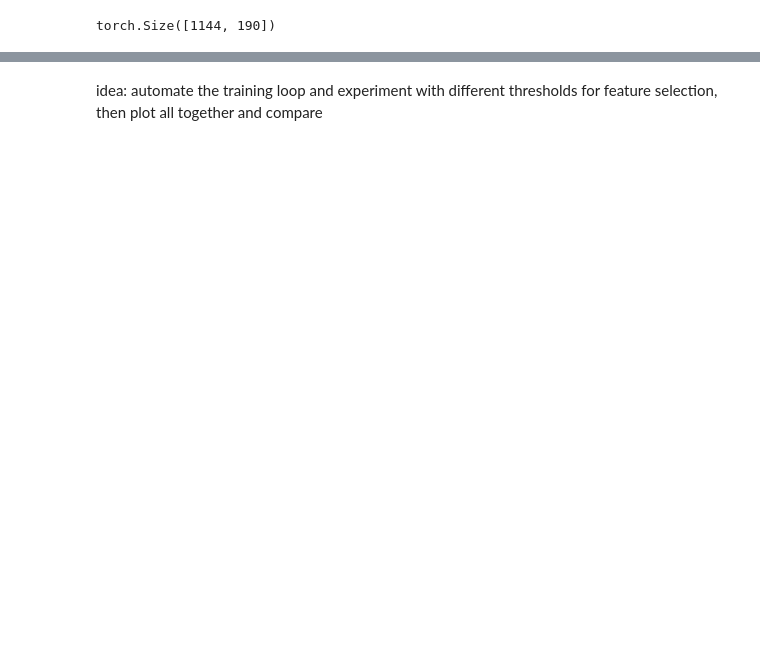
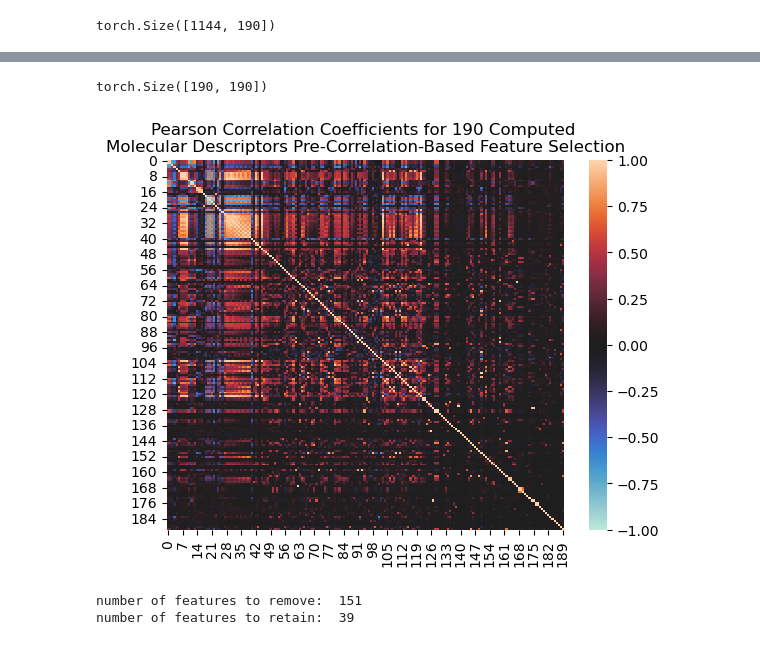
Before and after one commit to cgeils25/Chemical_Physics_and_KANs, a Jupyter notebook: notebooks/aqueous_solubility_delaney/investigating_KAN.ipynb, the cells around one changed output, grey strips where cells are left out. Drawn from its saved outputs; the diff is of its cells as text; code cells hidden in the pictures; blank space fills up the shorter version.

```diff
--- a/notebooks/aqueous_solubility_delaney/investigating_KAN.ipynb
+++ b/notebooks/aqueous_solubility_delaney/investigating_KAN.ipynb
@@ -397,2 +368,15 @@ tensor(0.0285)
-# %% [markdown]
-idea: automate the training loop and experiment with different thresholds for feature selection, then plot all together and compare
+# %%
+# get the correlation matrix
+corrcoefs = torch.corrcoef(X_train_scaled.T)
+assert corrcoefs.shape == (X_train_scaled.shape[1], X_train_scaled.shape[1]), 'correlation matrix should be square and have shape (num_features, num_features)'
+assert corrcoefs.shape == (selector.get_feature_names_out().shape[0], selector.get_feature_names_out().shape[0]), \
+'correlation matrix should have the same number of features as the feature names after variance thresholding feature selection'
+corrcoefs.shape
+# %% [output]
+torch.Size([190, 190])
+# %%
+sns.heatmap(corrcoefs, center=0, vmin=-1, vmax=1)
+plt.title(f'Pearson Correlation Coefficients for {X_train_scaled.shape[1]} Computed \nMolecular Descriptors Pre-Correlation-Based Feature Selection')
+plt.show()
+# %% [output]
+[figure, added]
@@ -398,0 +415,11 @@ idea: automate the training loop and experiment with different thresholds for fe
+# %%
+num_features_retained = len(removed_feature_idxs)
+num_features_removed = len(retained_feature_idxs)
+
+assert num_features_retained + num_features_removed == X_train_scaled.shape[1], 'number of retained and removed features should sum to total number of features'
+
+print('number of features to remove: ', num_features_removed, \
+'\nnumber of features to retain: ', num_features_retained)
+# %% [output]
+number of features to remove:  151
+number of features to retain:  39
```
Also changed, not shown: parts of 21 cells of this notebook.
